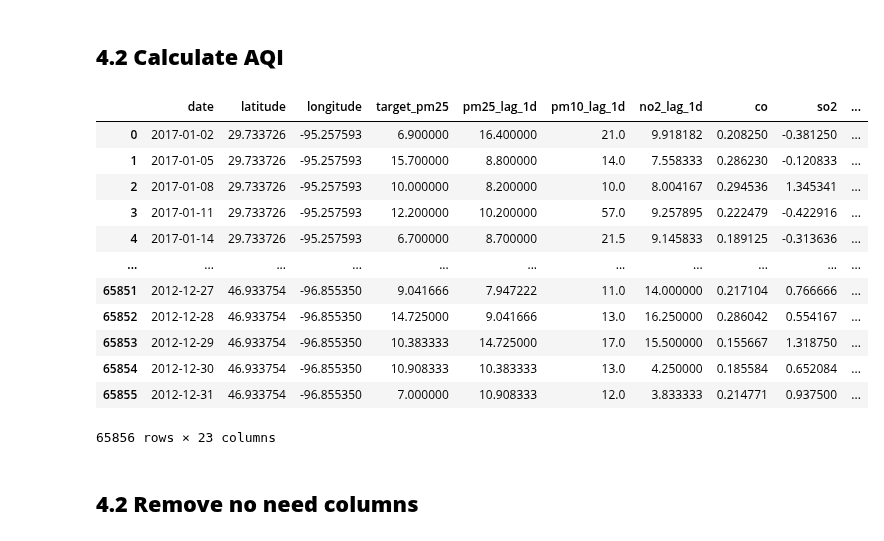
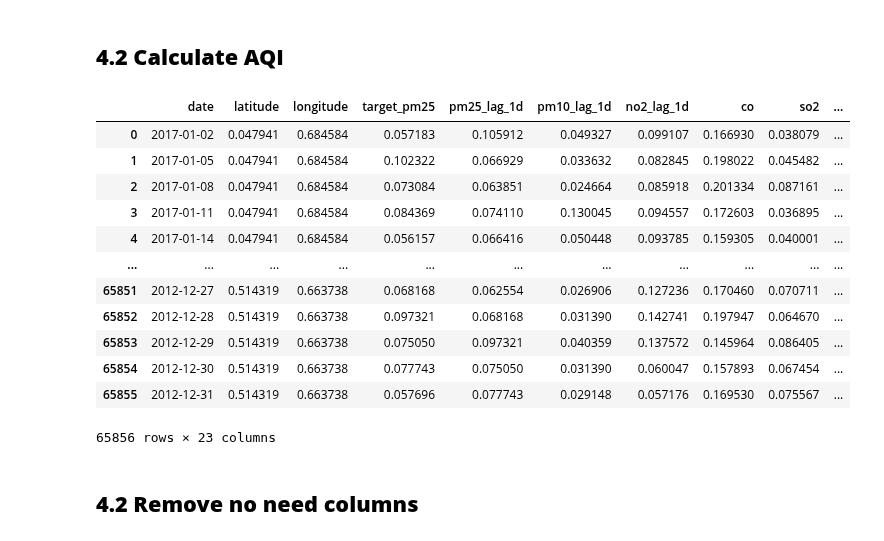
Before and after one commit to DanielNguyen-05/AirForce, a Jupyter notebook: ai/lstm_v1.ipynb, the cells around one changed output. Saved outputs shown, nothing was run; the diff lists cells and outputs as text; code cells hidden in the pictures.

```diff
--- a/ai/lstm_v1.ipynb
+++ b/ai/lstm_v1.ipynb
@@ -287,20 +287,20 @@ def calculate_aqi(df):
     df['AQI_Total'] = df[target_columns].max(axis=1)
     return df
 # %%
-calculate_aqi(df)
+calculate_aqi(df_scaled)
 # %% [output]
 |  | date | latitude | longitude | target_pm25 | pm25_lag_1d | pm10_lag_1d | no2_lag_1d | co | so2 | ... |
-| 0 | 2017-01-02 | 29.733726 | -95.257593 | 6.900000 | 16.400000 | 21.0 | 9.918182 | 0.208250 | -0.381250 | ... |
-| 1 | 2017-01-05 | 29.733726 | -95.257593 | 15.700000 | 8.800000 | 14.0 | 7.558333 | 0.286230 | -0.120833 | ... |
-| 2 | 2017-01-08 | 29.733726 | -95.257593 | 10.000000 | 8.200000 | 10.0 | 8.004167 | 0.294536 | 1.345341 | ... |
-| 3 | 2017-01-11 | 29.733726 | -95.257593 | 12.200000 | 10.200000 | 57.0 | 9.257895 | 0.222479 | -0.422916 | ... |
-| 4 | 2017-01-14 | 29.733726 | -95.257593 | 6.700000 | 8.700000 | 21.5 | 9.145833 | 0.189125 | -0.313636 | ... |
+| 0 | 2017-01-02 | 0.047941 | 0.684584 | 0.057183 | 0.105912 | 0.049327 | 0.099107 | 0.166930 | 0.038079 | ... |
+| 1 | 2017-01-05 | 0.047941 | 0.684584 | 0.102322 | 0.066929 | 0.033632 | 0.082845 | 0.198022 | 0.045482 | ... |
+| 2 | 2017-01-08 | 0.047941 | 0.684584 | 0.073084 | 0.063851 | 0.024664 | 0.085918 | 0.201334 | 0.087161 | ... |
+| 3 | 2017-01-11 | 0.047941 | 0.684584 | 0.084369 | 0.074110 | 0.130045 | 0.094557 | 0.172603 | 0.036895 | ... |
+| 4 | 2017-01-14 | 0.047941 | 0.684584 | 0.056157 | 0.066416 | 0.050448 | 0.093785 | 0.159305 | 0.040001 | ... |
 | ... | ... | ... | ... | ... | ... | ... | ... | ... | ... | ... |
-| 65851 | 2012-12-27 | 46.933754 | -96.855350 | 9.041666 | 7.947222 | 11.0 | 14.000000 | 0.217104 | 0.766666 | ... |
-| 65852 | 2012-12-28 | 46.933754 | -96.855350 | 14.725000 | 9.041666 | 13.0 | 16.250000 | 0.286042 | 0.554167 | ... |
-| 65853 | 2012-12-29 | 46.933754 | -96.855350 | 10.383333 | 14.725000 | 17.0 | 15.500000 | 0.155667 | 1.318750 | ... |
-| 65854 | 2012-12-30 | 46.933754 | -96.855350 | 10.908333 | 10.383333 | 13.0 | 4.250000 | 0.185584 | 0.652084 | ... |
-| 65855 | 2012-12-31 | 46.933754 | -96.855350 | 7.000000 | 10.908333 | 12.0 | 3.833333 | 0.214771 | 0.937500 | ... |
+| 65851 | 2012-12-27 | 0.514319 | 0.663738 | 0.068168 | 0.062554 | 0.026906 | 0.127236 | 0.170460 | 0.070711 | ... |
+| 65852 | 2012-12-28 | 0.514319 | 0.663738 | 0.097321 | 0.068168 | 0.031390 | 0.142741 | 0.197947 | 0.064670 | ... |
+| 65853 | 2012-12-29 | 0.514319 | 0.663738 | 0.075050 | 0.097321 | 0.040359 | 0.137572 | 0.145964 | 0.086405 | ... |
+| 65854 | 2012-12-30 | 0.514319 | 0.663738 | 0.077743 | 0.075050 | 0.031390 | 0.060047 | 0.157893 | 0.067454 | ... |
+| 65855 | 2012-12-31 | 0.514319 | 0.663738 | 0.057696 | 0.077743 | 0.029148 | 0.057176 | 0.169530 | 0.075567 | ... |
 65856 rows × 23 columns
 # %% [markdown]
 ## **4.2 Remove no need columns**
```
Also changed, not shown: parts of 10 cells of this notebook, 21 other files.
